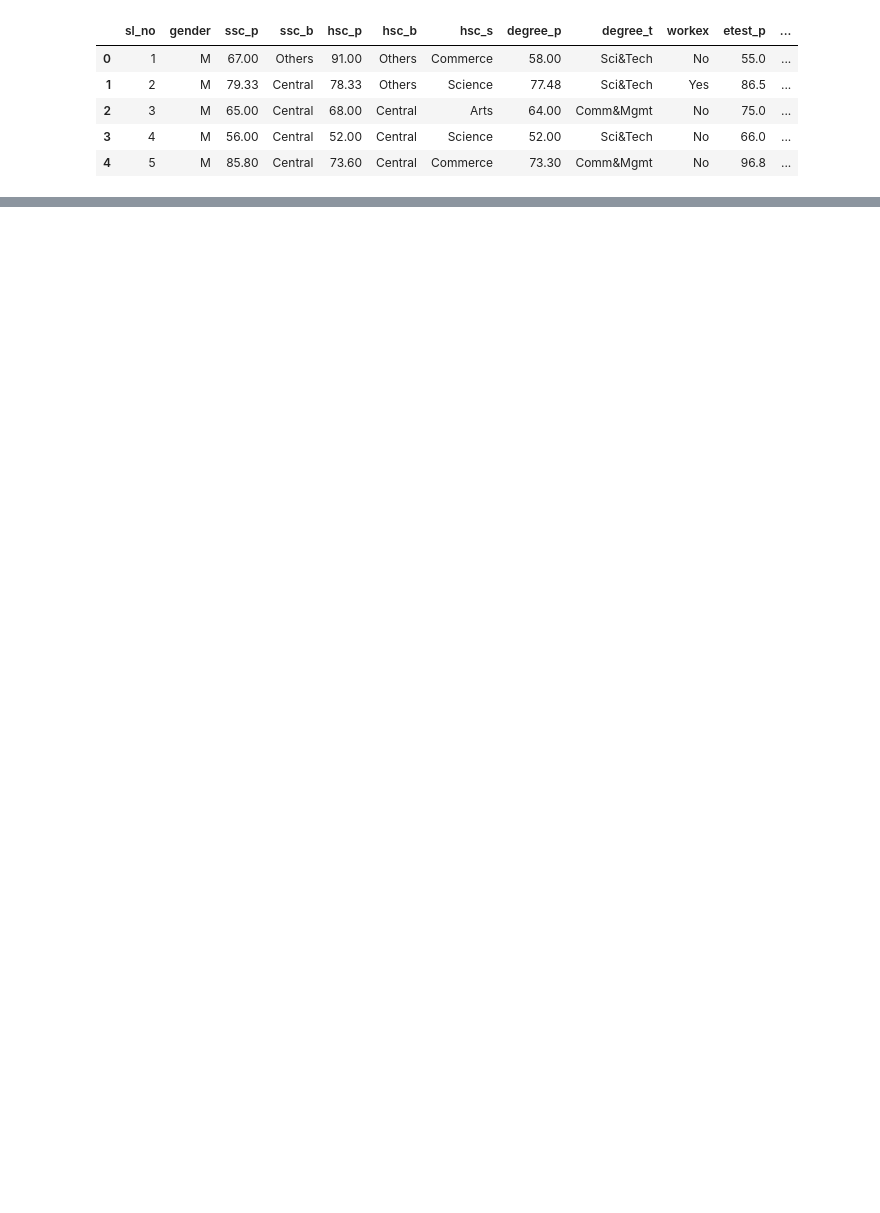
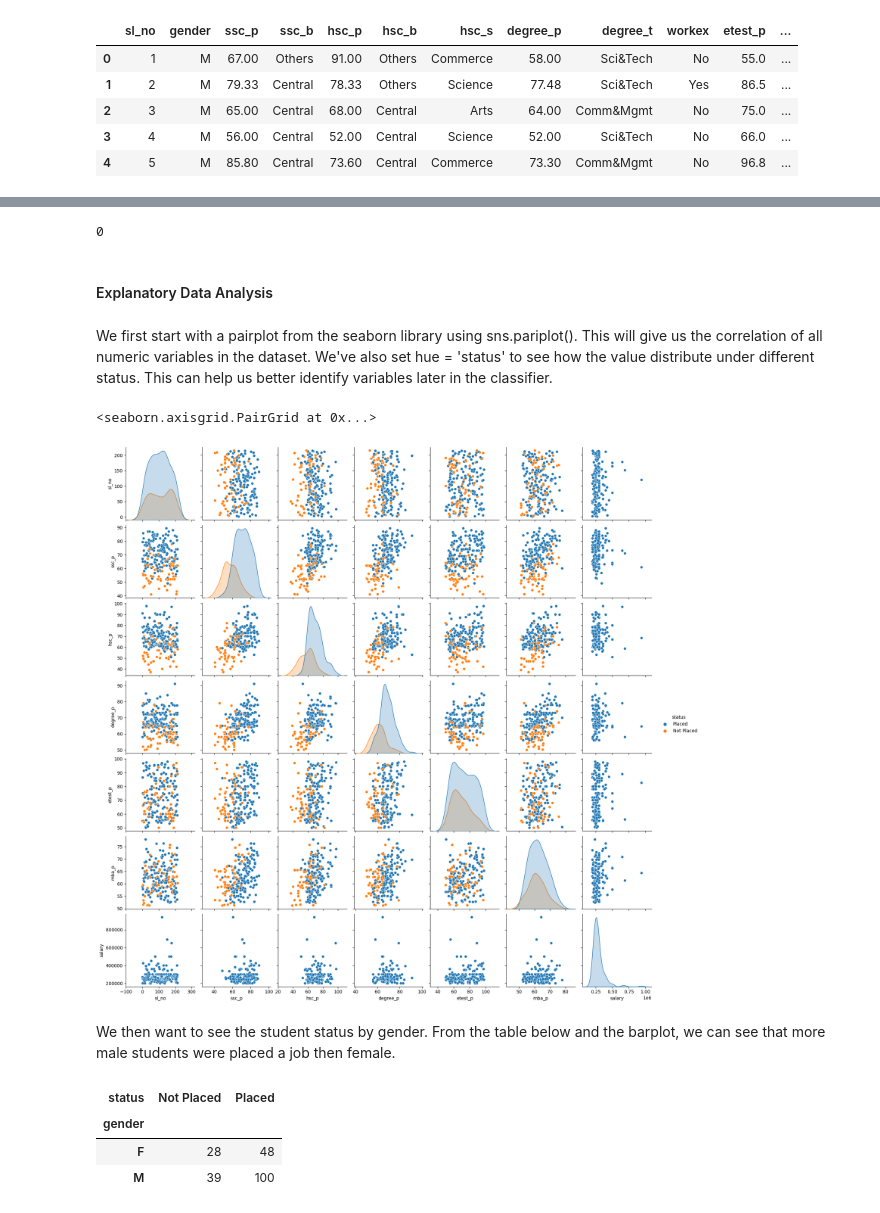
Before and after one commit to lucioew28/avaliacao_c2_a1_adac, a Jupyter notebook: main.ipynb, the cells around one changed output, grey strips where cells are left out. Drawn from its saved outputs; the diff is of its cells as text; code cells hidden in the pictures; blank space fills up the shorter version.

Commit message:
feat: exploratory data analysis done

```diff
--- a/main.ipynb
+++ b/main.ipynb
@@ -12,0 +131,23 @@ df_original.head()
+# %%
+#checking for duplicated rows
+df_original.duplicated().sum()
+# %% [output]
+0
+# %% [markdown]
+<h4>Explanatory Data Analysis</h4>
+# %% [markdown]
+<p>We first start with a pairplot from the seaborn library using sns.pariplot(). This will give us the correlation of all numeric variables in the dataset. We've also set hue = 'status' to see how the value distribute under different status. This can help us better identify variables later in the classifier.</p>
+# %%
+sns.pairplot(df_original, hue = 'status')
+# %% [output]
+<seaborn.axisgrid.PairGrid at 0x...>
+[figure, added]
+# %% [markdown]
+We then want to see the student status by gender. From the table below and the barplot, we can see that more male students were placed a job then female.
+# %%
+df_original.groupby(["gender","status"]).size().unstack()
+# %% [output]
+| status | Not Placed | Placed |
+| gender |  |  |
+| F | 28 | 48 |
+| M | 39 | 100 |
```
Also changed, not shown: parts of 22 cells of this notebook.
